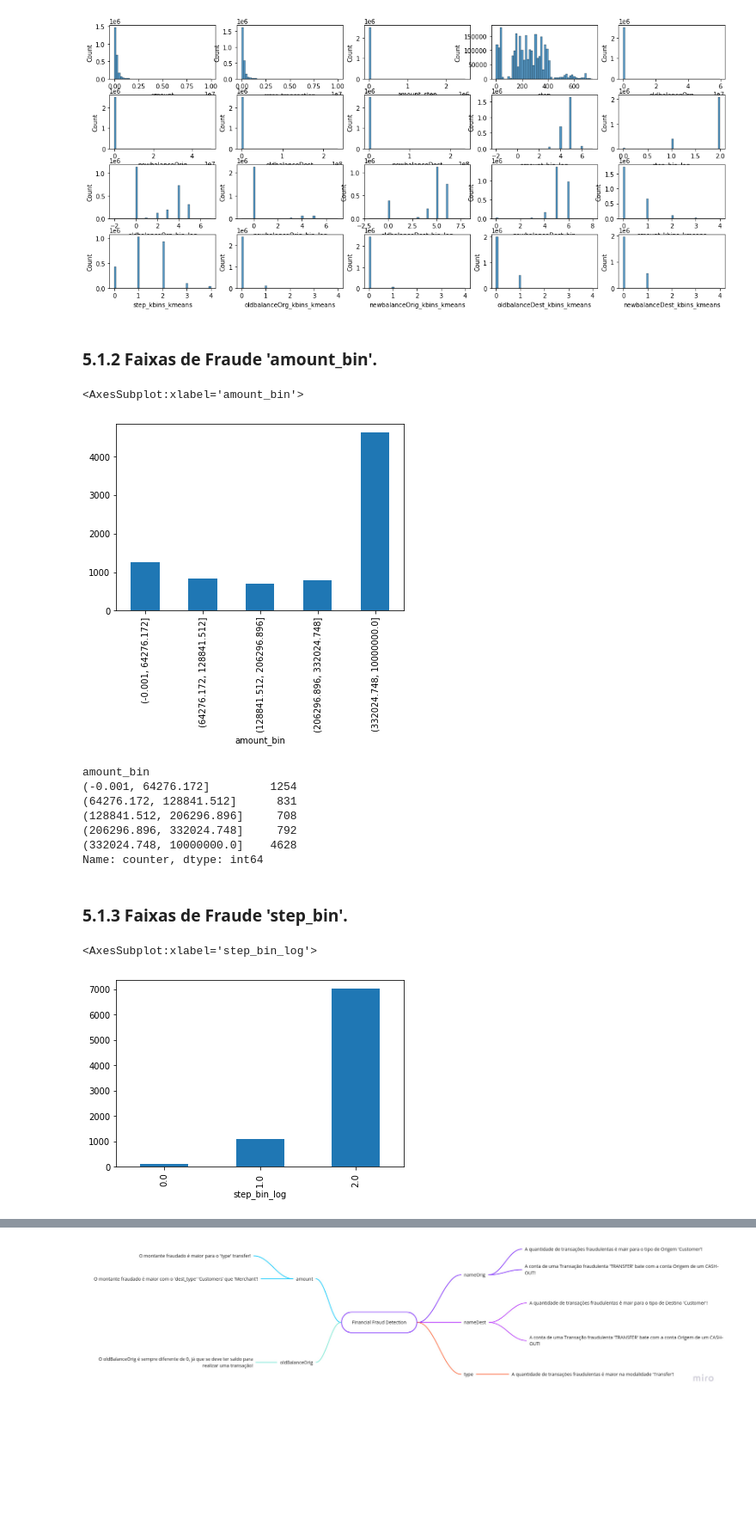
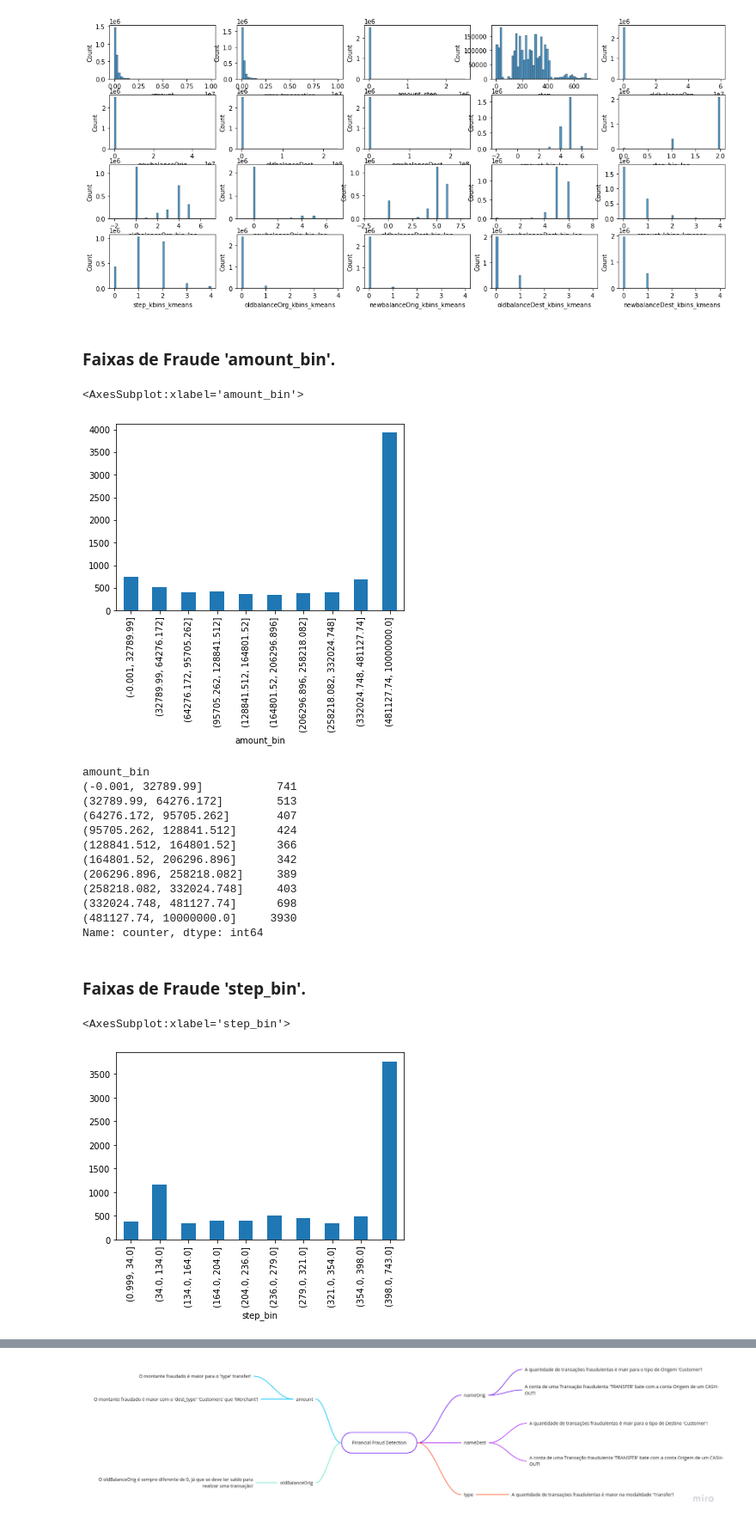
Before and after one commit to bruno154/project-6-blocker-fraud-company, a Jupyter notebook: notebooks/pa002_blocker_fraud2.ipynb, the cells around one changed output, grey strips where cells are left out. Shown at 86% size. Drawn from its saved outputs; the diff is of its cells as text; code cells hidden in the pictures; blank space fills up the shorter version.

```diff
--- a/notebooks/pa002_blocker_fraud2.ipynb
+++ b/notebooks/pa002_blocker_fraud2.ipynb
@@ -319,7 +379,8 @@ O percentual de casos onde o amount é diferente de 0 com oldbalanceDest e newba
 # %%
+# Pandas
+
 # 'isFlaggedFraud'
 train.drop('isFlaggedFraud', inplace=True, axis=1)
 
 # PAYMENT, CASH_IN, DEBIT
-index = train.loc[(train['type'] != 'TRANSFER') & (train['type'] != 'CASH_OUT'), ].index
-train.drop(index, inplace=True, axis=0)
+train = train.loc[(train['type'] == 'TRANSFER') | (train['type'] == 'CASH_OUT'), ]
@@ -410,7 +503,6 @@ treino.head()
 # %%
 # dest_type; 1 - Merchant e 0-Customer e Dropping 'nameOrig', 'nameDest'
 treino['dest_type'] = treino['nameDest'].apply(lambda x: 1 if x[0] == 'M' else 0)
-
 
 # error_transaction
 treino['error_transaction'] = treino['amount'] - (treino['oldbalanceOrg'] - treino['newbalanceOrig'])
@@ -419,7 +511,6 @@ treino['error_transaction'] = treino['amount'] - (treino['oldbalanceOrg'] - trei
 treino['amount_step'] = treino['amount']/treino['step']
 
 # Binning 'amount'
-
 treino['amount_bin_log'] = np.floor(np.log10(treino['amount']))
 treino['amount_bin_log'] = treino['amount_bin_log'].apply(lambda x: 0 if x == -np.inf else x)
 treino['amount_kbins_kmeans'] = KBinsDiscretizer(n_bins=5, encode='ordinal', strategy='kmeans').fit_transform(np.array(treino['amount']).reshape(-1,1))
@@ -429,26 +520,22 @@ treino['step_bin_log'] = np.floor(np.log10(treino['step']))
 treino['step_bin_log'] = treino['step_bin_log'].apply(lambda x: 0 if x == -np.inf else x)
 treino['step_kbins_kmeans'] = KBinsDiscretizer(n_bins=5, encode='ordinal', strategy='kmeans').fit_transform(np.array(treino['step']).reshape(-1,1))
 
-
 # Binning 'oldbalanceOrg'
 treino['oldbalanceOrg_bin_log'] = np.floor(np.log10(treino['oldbalanceOrg']))
 treino['oldbalanceOrg_bin_log'] = treino['oldbalanceOrg_bin_log'].apply(lambda x: 0 if x == -np.inf else x)
 treino['oldbalanceOrg_kbins_kmeans'] = KBinsDiscretizer(n_bins=5, encode='ordinal', strategy='kmeans').fit_transform(np.array(treino['oldbalanceOrg']).reshape(-1,1))
-
 
 # Binning 'newbalanceOrig'
 treino['newbalanceOrig_bin_log'] = np.floor(np.log10(treino['newbalanceOrig']))
 treino['newbalanceOrig_bin_log'] = treino['newbalanceOrig_bin_log'].apply(lambda x: 0 if x == -np.inf else x)
 treino['newbalanceOrig_kbins_kmeans'] = KBinsDiscretizer(n_bins=5, encode='ordinal', strategy='kmeans').fit_transform(np.array(treino['newbalanceOrig']).reshape(-1,1))
 
-
 # Binning 'oldbalanceDest'
 treino['oldbalanceDest_bin_log'] = np.floor(np.log10(treino['oldbalanceDest']))
 treino['oldbalanceDest_bin_log'] = treino['oldbalanceDest_bin_log'].apply(lambda x: 0 if x == -np.inf else x)
 treino['oldbalanceDest_kbins_kmeans'] = KBinsDiscretizer(n_bins=5, encode='ordinal', strategy='kmeans').fit_transform(np.array(treino['oldbalanceDest']).reshape(-1,1))
 
-
 # Binning 'newbalanceDest'
-treino['newbalanceDest_bin'] = np.floor(np.log10(treino['newbalanceDest']))
-treino['newbalanceDest_bin'] = treino['newbalanceDest_bin'].apply(lambda x: 0 if x == -np.inf else x)
+treino['newbalanceDest_bin_log'] = np.floor(np.log10(treino['newbalanceDest']))
+treino['newbalanceDest_bin_log'] = treino['newbalanceDest_bin_log'].apply(lambda x: 0 if x == -np.inf else x)
 treino['newbalanceDest_kbins_kmeans'] = KBinsDiscretizer(n_bins=5, encode='ordinal', strategy='kmeans').fit_transform(np.array(treino['newbalanceDest']).reshape(-1,1))
@@ -499,40 +578,56 @@ explorer.multi_histograms(['amount',
                            ])
 # %% [output]
 [figure]
+# %%
+# objeto temporario
+all_data = treino.copy()
+
+# amount
+all_data['amount_bin'] = pd.qcut(all_data['amount'], q=10)
+
+# step
+all_data['step_bin'] = pd.qcut(all_data['step'], q=10)
+
+# oldbalanceOrg'
+all_data['oldbalanceOrg_bin'] = pd.qcut(all_data['oldbalanceOrg'], q=10, duplicates='drop')
+
+# newbalanceOrig
+all_data['newbalanceOrig_bin'] = pd.qcut(all_data['newbalanceOrig'], q=10, duplicates='drop')
+
+obj_temp = all_data.loc[all_data['isFraud']==1, ]
+obj_temp['counter'] = 1
 # %% [markdown]
-### 5.1.2 Faixas de Fraude 'amount_bin'.
+### Faixas de Fraude 'amount_bin'.
 # %%
-# objeto temporario
-all_data = treino.copy()
-all_data['amount_bin'] = pd.qcut(all_data['amount'], q=5)
-obj_temp = all_data.loc[all_data['isFraud']==1,]
-obj_temp['counter'] = 1
-
-
-# Plot
+# Plot 'amount'
 obj_temp.groupby('amount_bin').count()['counter'].plot(kind='bar')
 # %% [output]
 <AxesSubplot:xlabel='amount_bin'>
-[figure, old version]
+[figure, new version]
 # %%
 # Tabela com a quantidade de fraudes por faixa 'amount_bin'
 obj_temp.groupby('amount_bin').count()['counter']
 # %% [output]
 amount_bin
-(-0.001, 64276.172]         1254
-(64276.172, 128841.512]      831
-(128841.512, 206296.896]     708
-(206296.896, 332024.748]     792
-(332024.748, 10000000.0]    4628
+(-0.001, 32789.99]           741
+(32789.99, 64276.172]        513
+(64276.172, 95705.262]       407
+(95705.262, 128841.512]      424
+(128841.512, 164801.52]      366
+(164801.52, 206296.896]      342
+(206296.896, 258218.082]     389
+(258218.082, 332024.748]     403
+(332024.748, 481127.74]      698
+(481127.74, 10000000.0]     3930
 Name: counter, dtype: int64
 # %% [markdown]
-### 5.1.3 Faixas de Fraude 'step_bin'.
+### Faixas de Fraude 'step_bin'.
 # %%
 # Plot
-obj_temp.groupby('step_bin_log').count()['counter'].plot(kind='bar')
+obj_temp.groupby('step_bin').count()['counter'].plot(kind='bar')
 # %% [output]
-<AxesSubplot:xlabel='step_bin_log'>
+<AxesSubplot:xlabel='step_bin'>
-[figure, old version]
+[figure, new version]
 # %%
 # Tabela com a quantidade de fraudes por faixa 'step_bin'
 obj_temp.groupby('step_bin').count()['counter']
```
Also changed, not shown: parts of 76 cells of this notebook, 20 other files.
